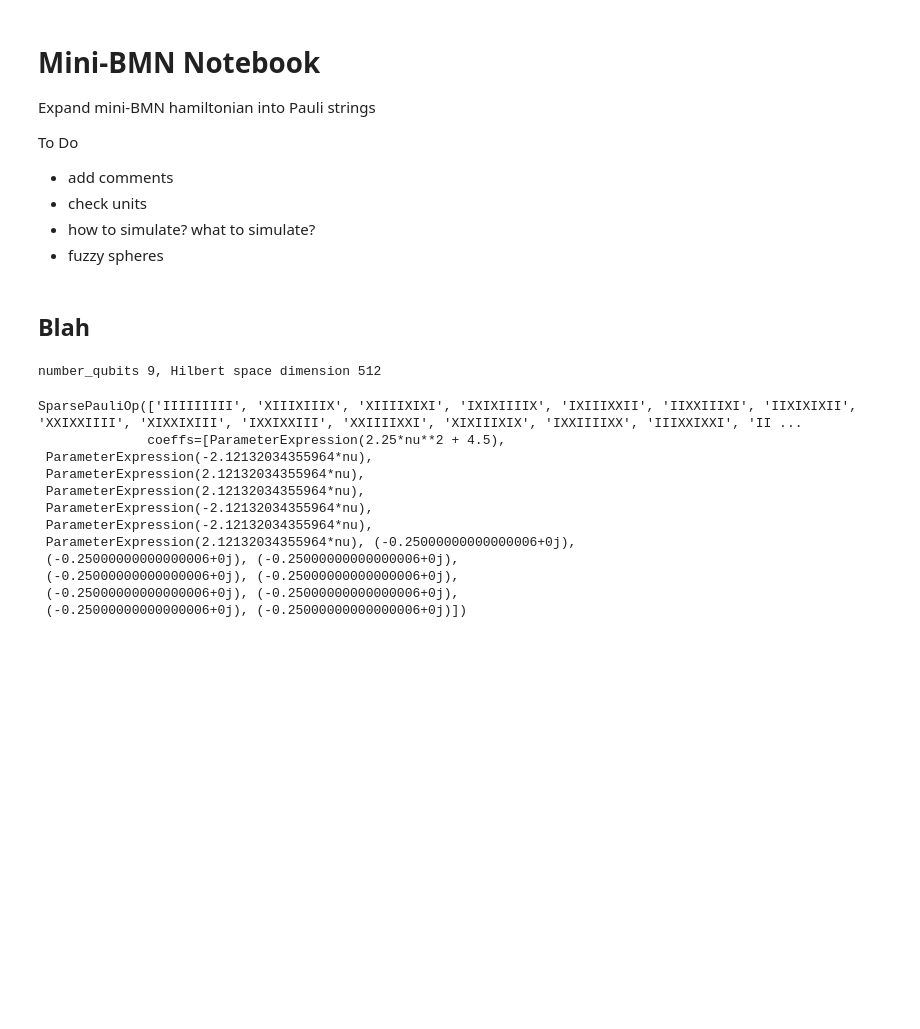
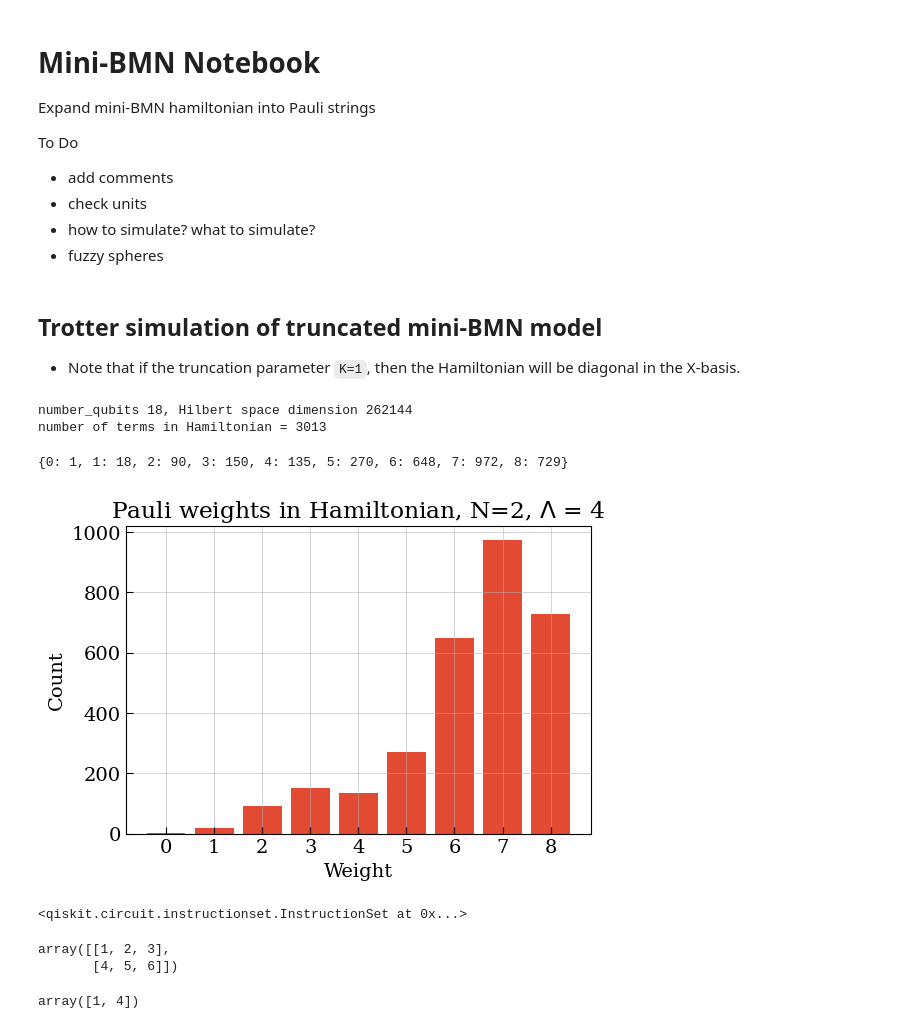
Before and after one commit to gshartnett/bmnsim, a Jupyter notebook: QSim Notebook.ipynb, the cells around one changed output. Saved outputs shown, nothing was run; the diff lists cells and outputs as text; code cells hidden in the pictures; blank space fills up the shorter version.

Commit message:
updated simulation notebook

```diff
--- a/QSim Notebook.ipynb
+++ b/QSim Notebook.ipynb
@@ -39,23 +53,36 @@ matplotlib.rcParams.update({"axes.grid" : True,
                             "grid.linewidth": 0.5})
 matplotlib.rcParams['axes.prop_cycle'] = cycler(color=['#E24A33', '#348ABD', '#988ED5', '#777777', '#FBC15E', '#8EBA42', '#FFB5B8'])
 colors = plt.rcParams['axes.prop_cycle'].by_key()['color']
-# %% [markdown]
-## Blah
-# %%
-bmn = BMNModel(gauge_group_degree=2, bits_per_oscillator=1)
-nu = Parameter('nu')
-bmn.hamiltonian(nu)
-# %% [output]
-number_qubits 9, Hilbert space dimension 512
-SparsePauliOp(['IIIIIIIII', 'XIIIXIIIX', 'XIIIIXIXI', 'IXIXIIIIX', 'IXIIIXXII', 'IIXXIIIXI', 'IIXIXIXII', 'XXIXXIIII', 'XIXXIXIII', 'IXXIXXIII', 'XXIIIIXXI', 'XIXIIIXIX', 'IXXIIIIXX', 'IIIXXIXXI', 'II ...
-              coeffs=[ParameterExpression(2.25*nu**2 + 4.5),
- ParameterExpression(-2.12132034355964*nu),
- ParameterExpression(2.12132034355964*nu),
- ParameterExpression(2.12132034355964*nu),
- ParameterExpression(-2.12132034355964*nu),
- ParameterExpression(-2.12132034355964*nu),
- ParameterExpression(2.12132034355964*nu), (-0.25000000000000006+0j),
- (-0.25000000000000006+0j), (-0.25000000000000006+0j),
- (-0.25000000000000006+0j), (-0.25000000000000006+0j),
- (-0.25000000000000006+0j), (-0.25000000000000006+0j),
- (-0.25000000000000006+0j), (-0.25000000000000006+0j)])
+# %% [markdown]
+## Trotter simulation of truncated mini-BMN model
+- Note that if the truncation parameter `K=1`, then the Hamiltonian will be diagonal in the X-basis.
+# %%
+K = 2
+Lambda = 2**K
+N = 2 #N in SU(N)
+
+bmn = BMNModel(gauge_group_degree=N, bits_per_oscillator=K)
+num_qubits = bmn.num_qubits
+nu = Parameter('nu')
+H = bmn.hamiltonian(nu)
+print(f"number of terms in Hamiltonian = {len(H)}")
+# %% [output]
+number_qubits 18, Hilbert space dimension 262144
+number of terms in Hamiltonian = 3013
+# %%
+pauli_str_lengths = [num_qubits - pauli.__str__().count('I') for pauli in H.paulis]
+pauli_str_lengths = Counter(pauli_str_lengths)
+pauli_str_lengths = dict(sorted(pauli_str_lengths.items()))
+pauli_str_lengths
+# %% [output]
+{0: 1, 1: 18, 2: 90, 3: 150, 4: 135, 5: 270, 6: 648, 7: 972, 8: 729}
+# %%
+fig, ax = plt.subplots(figsize=(6, 4))
+plt.bar(pauli_str_lengths.keys(), pauli_str_lengths.values())
+plt.xlabel('Weight')
+plt.ylabel('Count')
+plt.title(f'Pauli weights in Hamiltonian, N={N}, ' + r'$\Lambda$ = ' + str(Lambda))
+ax.set_xticks(list(pauli_str_lengths.keys()))
+plt.show()
+# %% [output]
+[figure, added]
@@ -61,0 +116,11 @@ SparsePauliOp(['IIIIIIIII', 'XIIIXIIIX', 'XIIIIXIXI', 'IXIXIIIIX', 'IXIIIXXII',
+# %%
+#product_formula = SuzukiTrotter(order=2, reps=1)
+product_formula = LieTrotter(reps=1)
+time = 1.0
+evolution_instruction = PauliEvolutionGate(H_assigned, time, synthesis=product_formula)
+
+qc = QuantumCircuit(num_qubits)
+qc.append(evolution_instruction, [i for i in range(num_qubits)])
+#qc.draw(output="mpl")
+# %% [output]
+<qiskit.circuit.instructionset.InstructionSet at 0x...>
@@ -61,0 +139,13 @@ SparsePauliOp(['IIIIIIIII', 'XIIIXIIIX', 'XIIIIXIXI', 'IXIXIIIIX', 'IXIIIXXII',
+# %%
+mat = np.asarray([
+    [1, 2, 3],
+    [4, 5, 6],
+])
+mat
+# %% [output]
+array([[1, 2, 3],
+       [4, 5, 6]])
+# %%
+mat[:, 0]
+# %% [output]
+array([1, 4])
```
Also changed, not shown: parts of 12 cells of this notebook.
